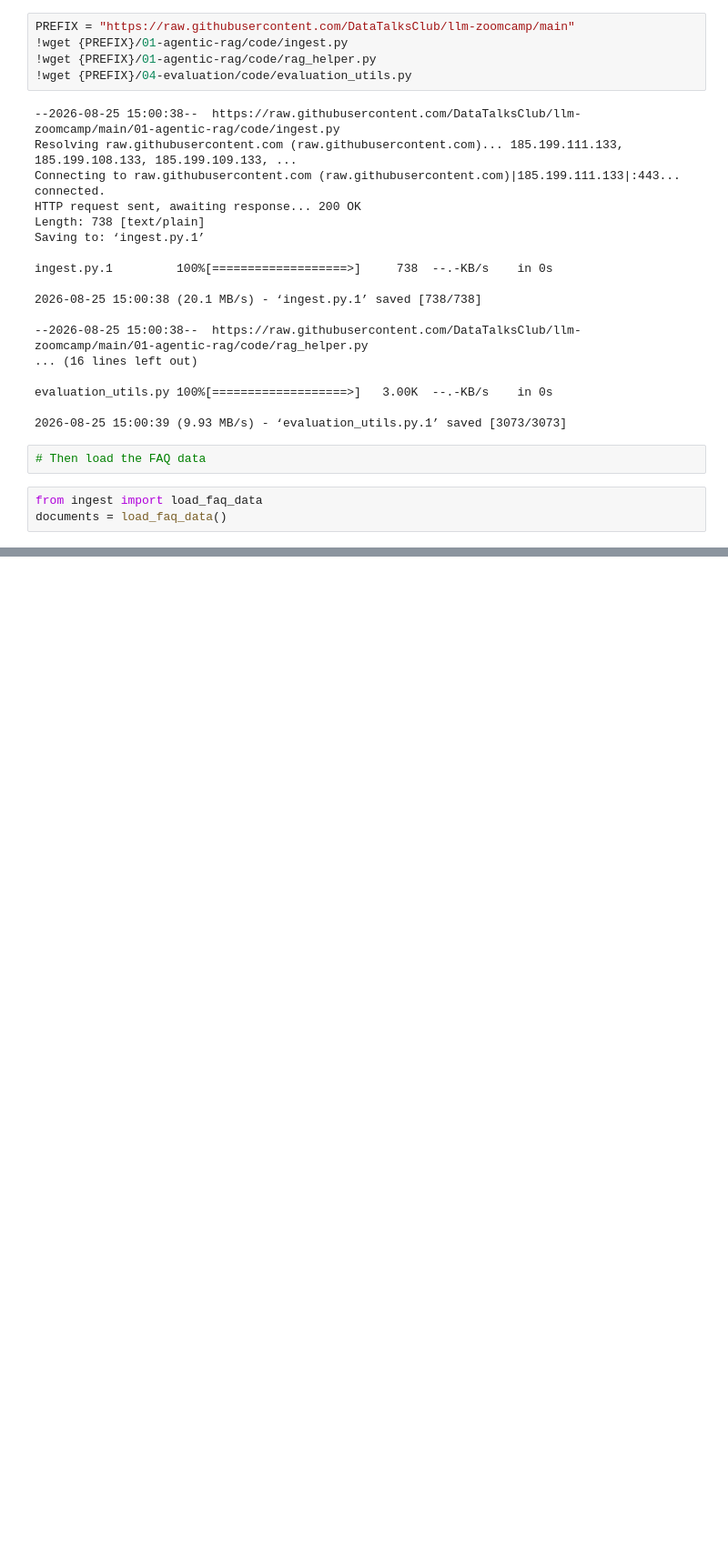
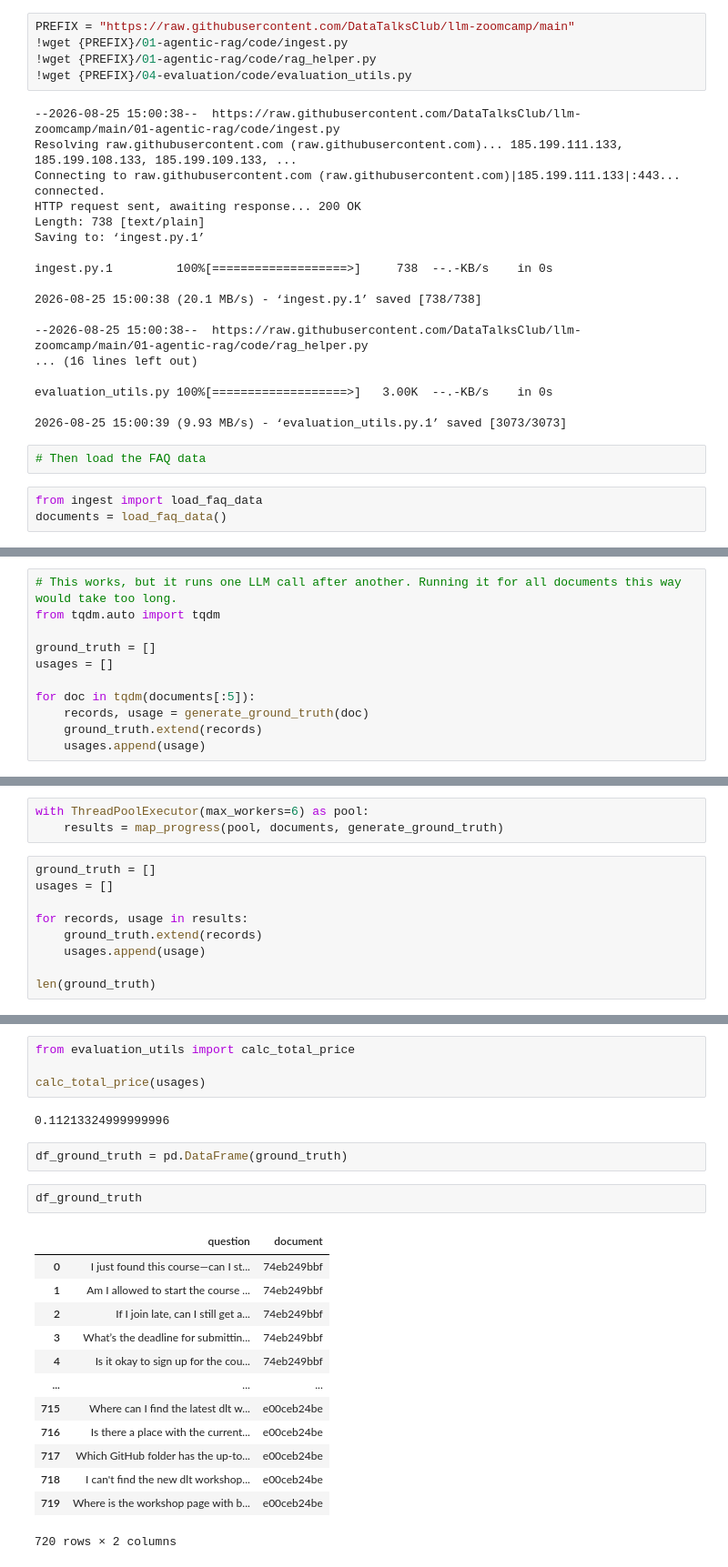
Before and after one commit to vincentainatech/llm-zoomcamp-evaluation, a Jupyter notebook: 01-data-gen.ipynb, the cells around one changed output, grey strips where cells are left out. Shown at 91% size. Saved outputs shown, nothing was run; the diff lists cells and outputs as text; blank space fills up the shorter version.

Commit message:
generated questions for all FAQ docs for search evaluation

```diff
--- a/01-data-gen.ipynb
+++ b/01-data-gen.ipynb
@@ -32,0 +268,11 @@ documents = load_faq_data()
+# %%
+# This works, but it runs one LLM call after another. Running it for all documents this way would take too long.
+from tqdm.auto import tqdm
+
+ground_truth = []
+usages = []
+
+for doc in tqdm(documents[:5]):
+    records, usage = generate_ground_truth(doc)
+    ground_truth.extend(records)
+    usages.append(usage)
@@ -32,0 +287,12 @@ documents = load_faq_data()
+# %%
+with ThreadPoolExecutor(max_workers=6) as pool:
+    results = map_progress(pool, documents, generate_ground_truth)
+# %%
+ground_truth = []
+usages = []
+
+for records, usage in results:
+    ground_truth.extend(records)
+    usages.append(usage)
+
+len(ground_truth)
@@ -32,0 +318,24 @@ documents = load_faq_data()
+# %%
+from evaluation_utils import calc_total_price
+
+calc_total_price(usages)
+# %% [output]
+0.11213324999999996
+# %%
+df_ground_truth = pd.DataFrame(ground_truth)
+# %%
+df_ground_truth
+# %% [output]
+|  | question | document |
+| 0 | I just found this course—can I st... | 74eb249bbf |
+| 1 | Am I allowed to start the course ... | 74eb249bbf |
+| 2 | If I join late, can I still get a... | 74eb249bbf |
+| 3 | What’s the deadline for submittin... | 74eb249bbf |
+| 4 | Is it okay to sign up for the cou... | 74eb249bbf |
+| ... | ... | ... |
+| 715 | Where can I find the latest dlt w... | e00ceb24be |
+| 716 | Is there a place with the current... | e00ceb24be |
+| 717 | Which GitHub folder has the up-to... | e00ceb24be |
+| 718 | I can't find the new dlt workshop... | e00ceb24be |
+| 719 | Where is the workshop page with b... | e00ceb24be |
+720 rows × 2 columns
```
Also changed, not shown: parts of 32 cells of this notebook.
